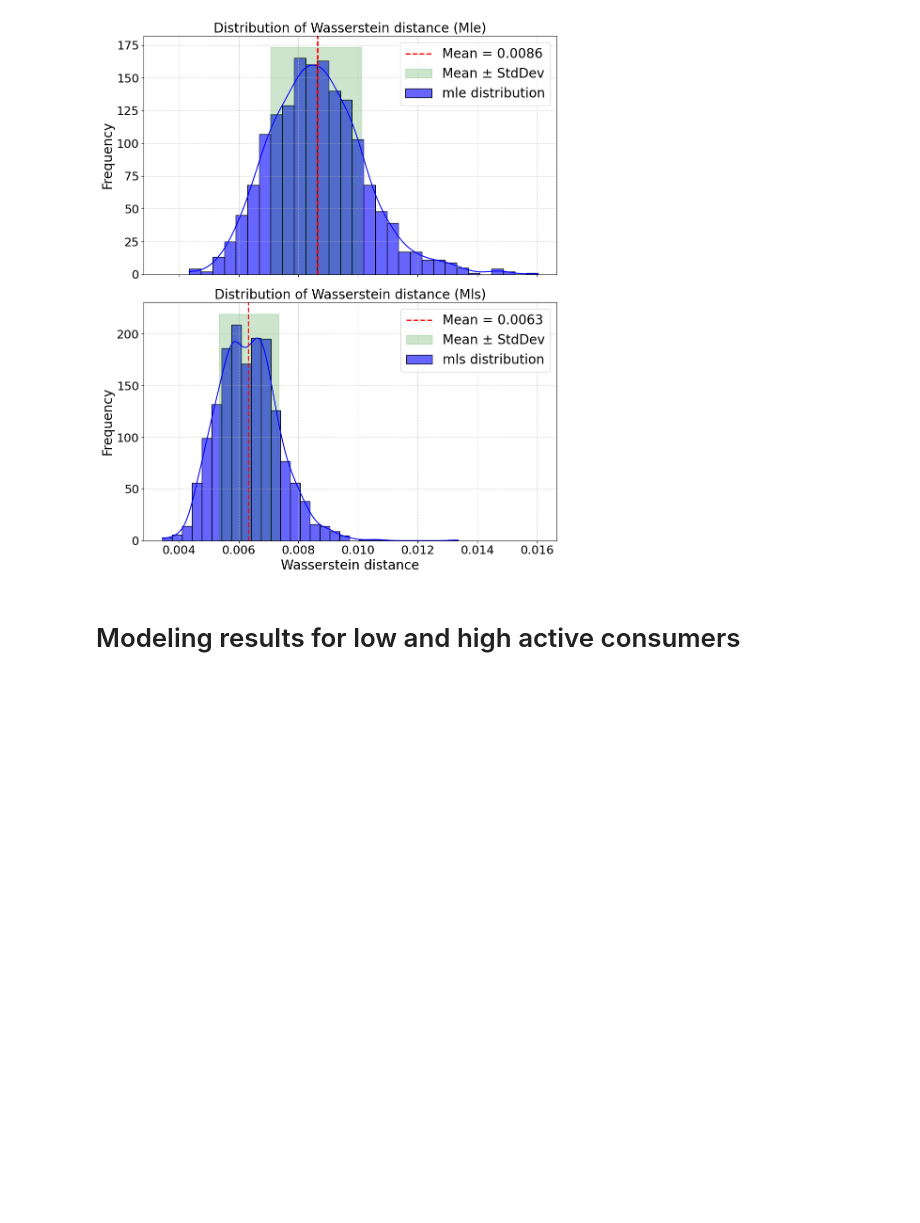
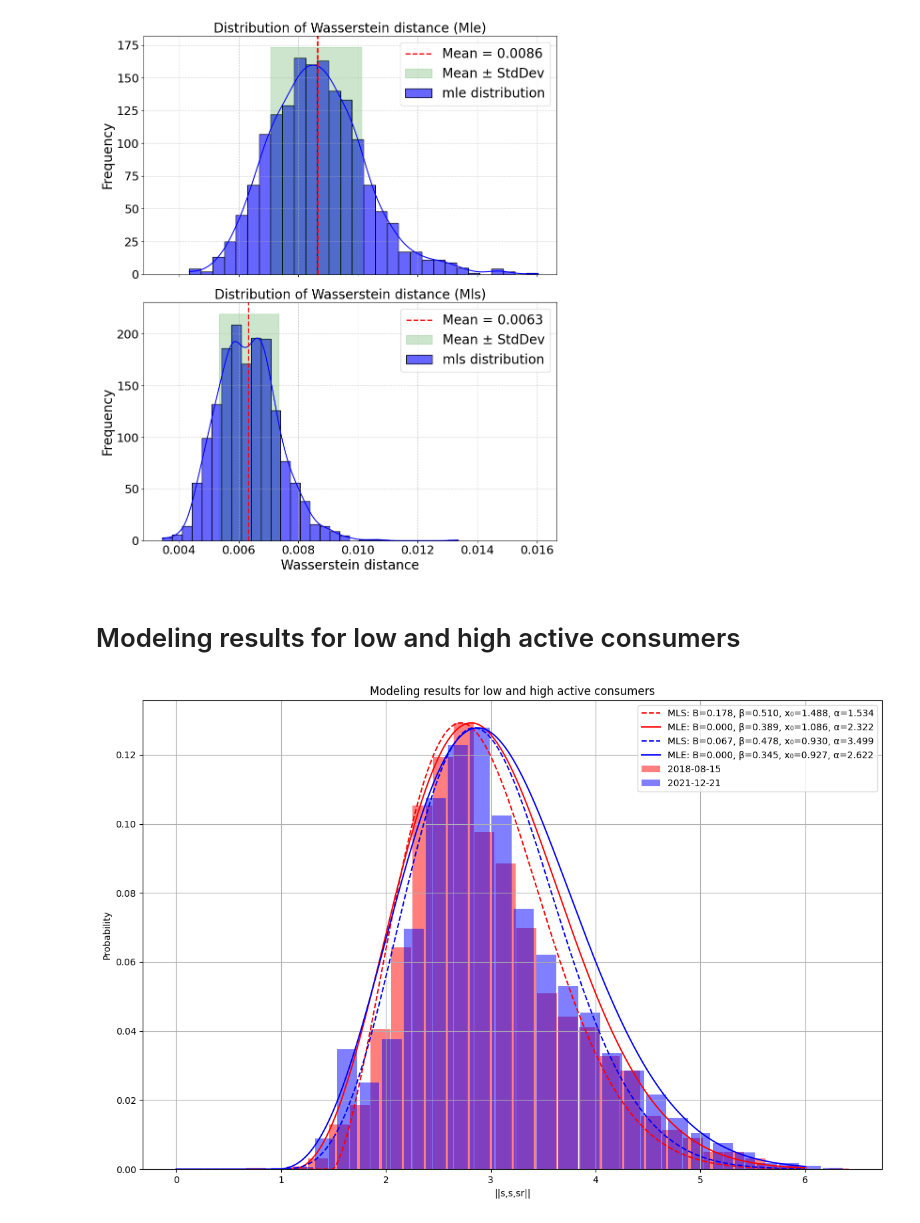
Before and after one commit to AnnCherk/Study-of-the-relationship-between-individual-consumer-behavior-and-macroeconomic-trends, a Jupyter notebook: modeling_1st_dataset.ipynb, the cells around one changed output. Cells and saved outputs as stored; diff of their text form; code cells hidden in the pictures; blank space fills up the shorter version.

Commit message:
Modeling 2 dataset

```diff
--- a/modeling_1st_dataset.ipynb
+++ b/modeling_1st_dataset.ipynb
@@ -344,3 +344,6 @@ plot_metric_distributions(final_results)
 [figure]
 # %% [markdown]
 # Modeling results for low and high active consumers
+# %%
+# List of dates for analysis
+dates = ["2018-08-15", "2021-12-21"]
@@ -346,0 +391,30 @@ plot_metric_distributions(final_results)
+# %%
+# Plotting a graph
+plt.figure(figsize=(12, 8))
+
+for i, res in enumerate(results):
+    date = res['date']
+    x_data = res['x_data']
+    y_data = res['y_data']
+    y_fit_mle = res['y_fit_mle']
+    y_fit_mls = res['y_fit_mls']
+    mle_params = res['mle_params']
+    mls_params = res['mls_params']
+    if i == 0:
+        color = 'red'
+    else:
+        color = 'blue'
+    plt.bar(x_data, y_data, width=0.19, color=color, alpha=0.5, label=f'{date}')
+    plt.plot(x, y_fit_mls, ls='--', color=color, label=f'MLS: B={mls_params[0]:.3f}, β={mls_params[1]:.3f}, x₀={mls_params[2]:.3f}, α={mls_params[3]:.3f}')
+    plt.plot(x, y_fit_mle, ls='-', color=color, label=f'MLE: B={mle_params[0]:.3f}, β={mle_params[1]:.3f}, x₀={mle_params[2]:.3f}, α={mle_params[3]:.3f}')
+
+plt.xlabel('||s,s,sr||')
+plt.ylabel('Probability')
+plt.title('Modeling results for low and high active consumers')
+plt.legend()
+plt.grid(True)
+plt.tight_layout()
+
+plt.show()
+# %% [output]
+[figure, added]
```
Also changed, not shown: parts of 1 cell of this notebook, 2 other files.
